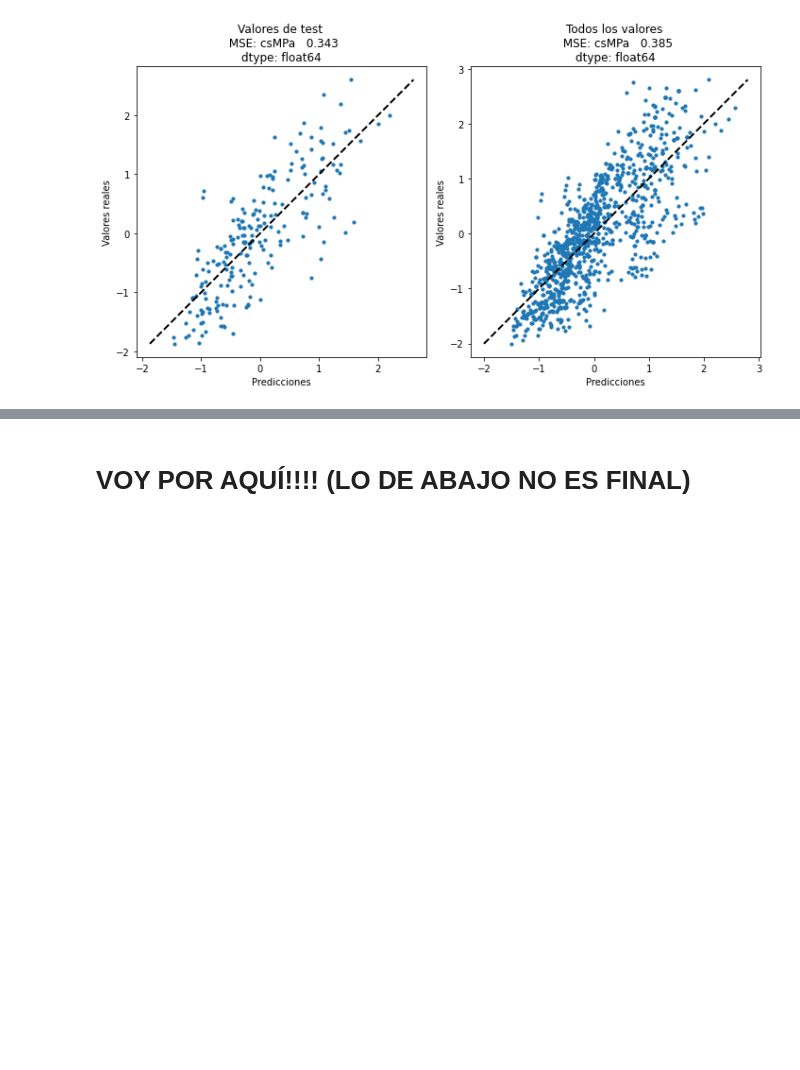
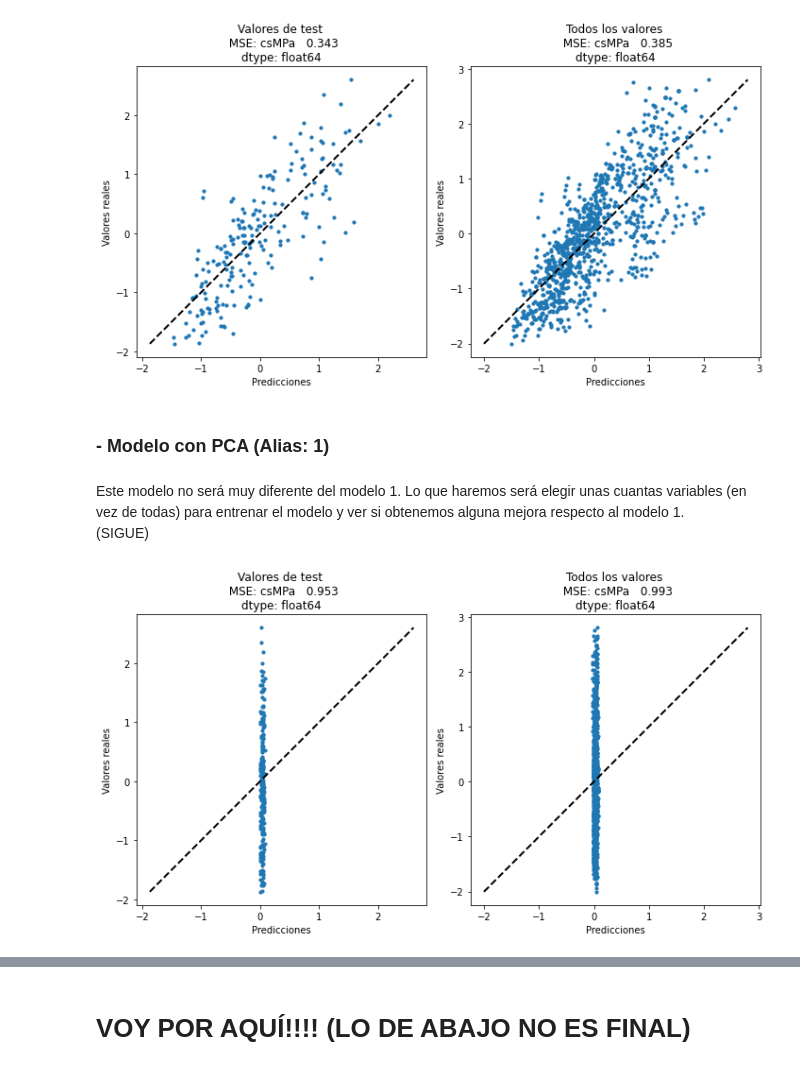
Before and after one commit to juankasv99/APC_Concrete_MPa, a Jupyter notebook: [APC]-LinearRegression-Prac1-JuanCarlosSoriano_JorgeGimenez.ipynb, the cells around one changed output, grey strips where cells are left out. Drawn from its saved outputs; the diff is of its cells as text; code cells hidden in the pictures; blank space fills up the shorter version.

```diff
--- a/[APC]-LinearRegression-Prac1-JuanCarlosSoriano_JorgeGimenez.ipynb
+++ b/[APC]-LinearRegression-Prac1-JuanCarlosSoriano_JorgeGimenez.ipynb
@@ -217,3 +210,20 @@ baseModelTestMSE = getModelMSE(baseModel, xTest, yTest)
 plotModel(baseModel, xTest, yTest, xAll, yAll)
 # %% [output]
 [figure]
+# %% [markdown]
+### - Modelo con PCA (Alias: 1)
+# %% [markdown]
+Este modelo no será muy diferente del modelo 1. Lo que haremos será elegir unas cuantas variables (en vez de todas) para entrenar el modelo y ver si obtenemos alguna mejora respecto al modelo 1.
+(SIGUE)
+# %%
+from sklearn.decomposition import PCA
+pca = PCA(n_components=2)
+principalComponents = pca.fit_transform(stdDF.iloc[:,:8])
+
+PCAxTrain = principalComponents[:xTrain.shape[0], :]
+PCAxTest = principalComponents[xTrain.shape[0]:, :]
+# %%
+pcaModel = LinearRegression().fit(PCAxTrain, yTrain)
+plotModel(pcaModel, PCAxTest, yTest, principalComponents, yAll)
+# %% [output]
+[figure, added]
```
Also changed, not shown: parts of 14 cells of this notebook.
